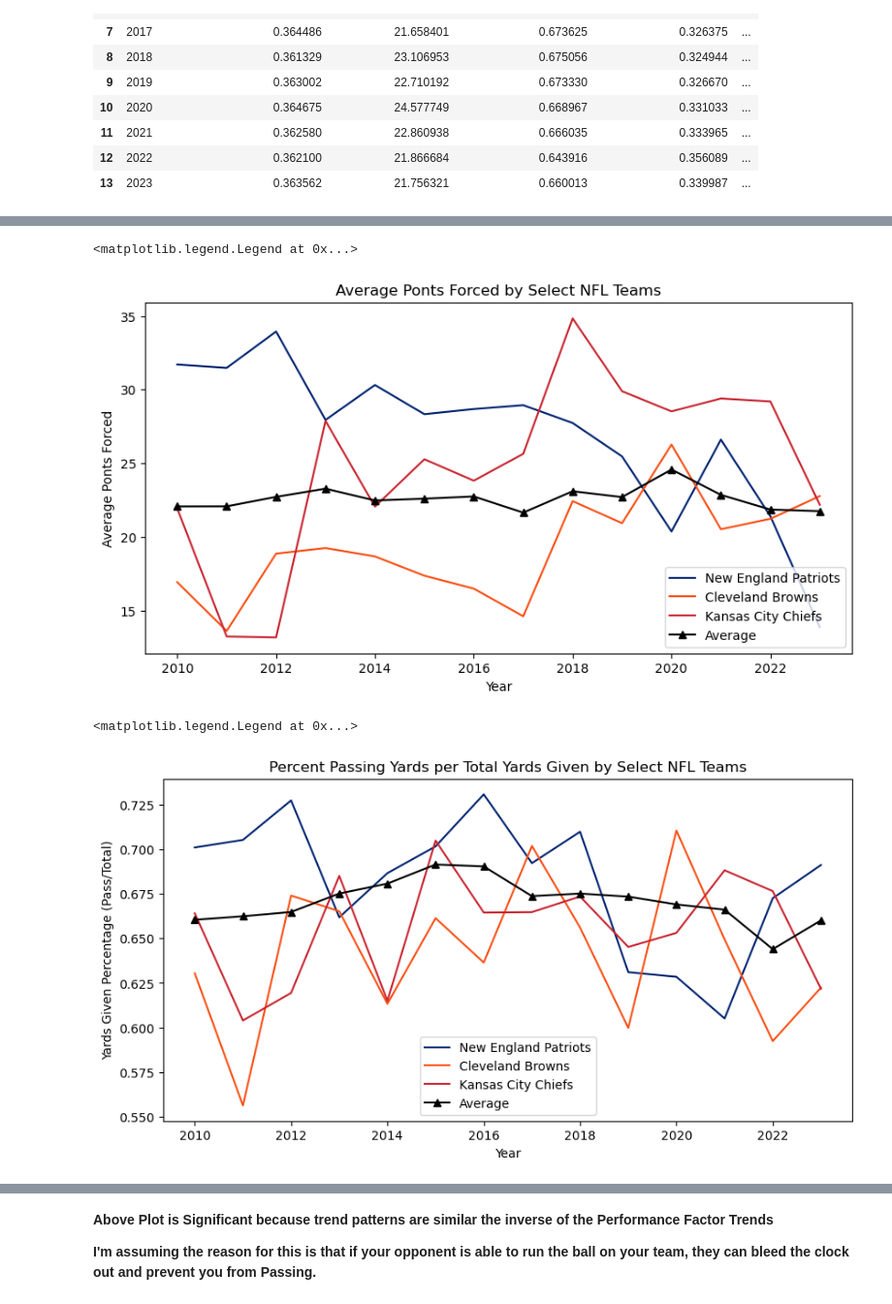
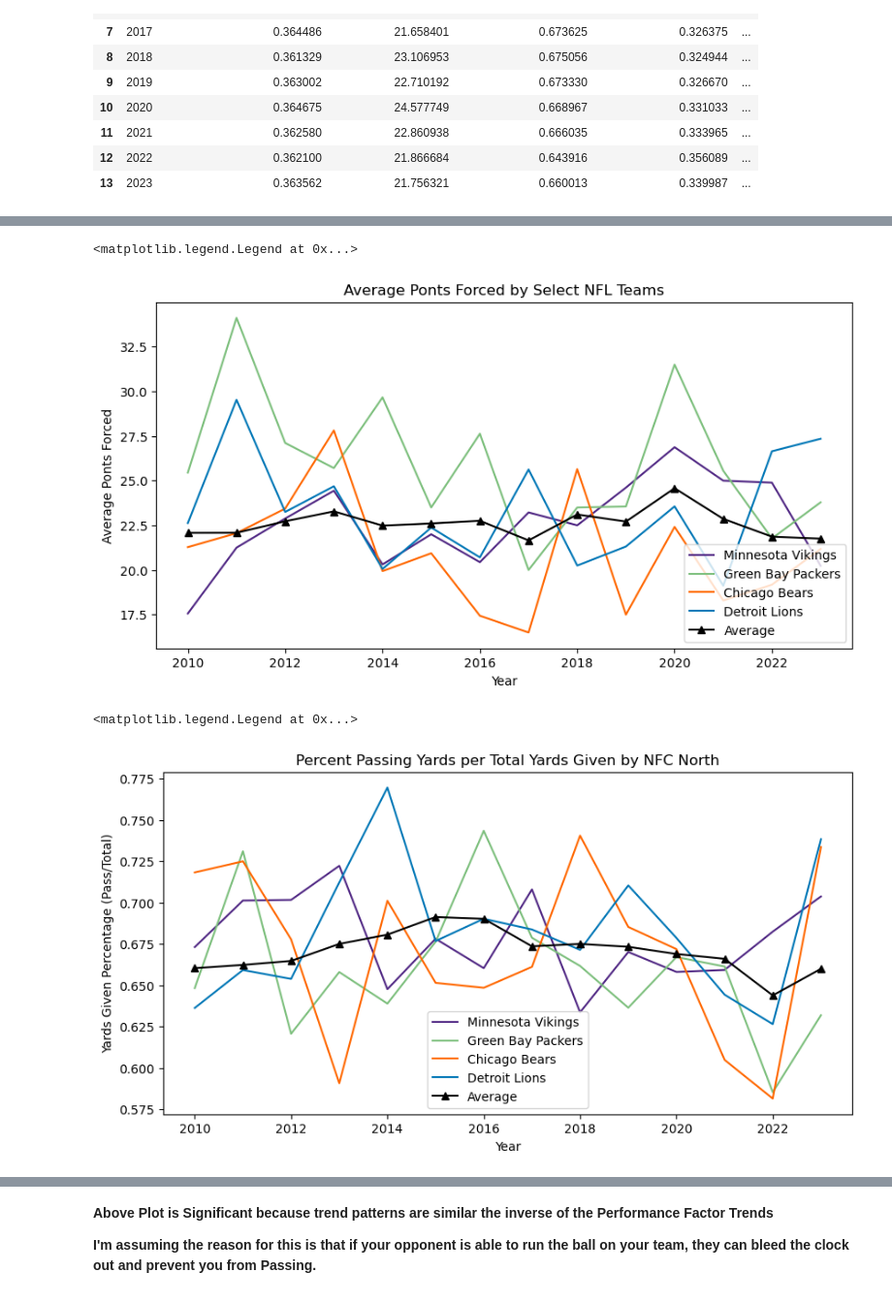
Before and after one commit to RMB0802/Final-NFL, a Jupyter notebook: Final_Project_Cleaning_and_Analysis.ipynb, the cells around one changed output, grey strips where cells are left out. Shown at 97% size. Drawn from its saved outputs; the diff is of its cells as text; code cells hidden in the pictures.

```diff
--- a/Final_Project_Cleaning_and_Analysis.ipynb
+++ b/Final_Project_Cleaning_and_Analysis.ipynb
@@ -85,0 +103,13 @@ for excel_file in excel_files_games:
+# %%
+#For franchises that changes cities/names, we need to combine the data for the different names
+
+combined_df_games['Unnamed: 0'] = combined_df_games['Unnamed: 0'].replace({
+    'Washington Redskins': 'Washington Commanders',
+    'Washington Football Team': 'Washington Commanders',
+    'Oakland Raiders': 'Las Vegas Raiders',
+    'San Diego Chargers': 'Los Angeles Chargers',
+    'St. Louis Rams': 'Los Angeles Rams'
+})
+
+unique_values = combined_df_games['Unnamed: 0'].unique()
+print(unique_values)
@@ -760,0 +784,10 @@ dplot=df_for_plot[["New England Patriots","Jacksonville Jaguars", "Cleveland Bro
+# %%
+#Top 10 and 5 teams per our feature importance percentage plot
+
+Top_Ten_Teams = ['Washington Commanders', 'Baltimore Ravens', 'Las Vegas Raiders', 'Green Bay Packers', 'New York Jets',
+                 'Kansas City Chiefs', 'New York Giants', 'Cleveland Browns', 'Jacksonville Jaguars', 'New England Patriots']
+
+Top_Five_Teams = ['Kansas City Chiefs', 'New York Giants', 'Cleveland Browns', 'Jacksonville Jaguars', 'New England Patriots']
+
+#Define a division for comparison
+NFC_North = ['Minnesota Vikings', 'Green Bay Packers', 'Chicago Bears', 'Detroit Lions']
@@ -794,14 +1133,9 @@ consolidated_team_avgs
 df_for_plot = master_df_all.pivot_table(values="Season_Performance_Factor", index="Year",
                                         columns="Team_Names", aggfunc=sum)
 
-# Select the teams to include in the plot
-teams = ["New England Patriots", "Cleveland Browns","Kansas City Chiefs"]
-team_colors = {'New England Patriots': '#002270',
-               'Cleveland Browns': '#FB4F14',
-               'Kansas City Chiefs': '#CA2430'}
 
 # Create the line plot
-dplot = df_for_plot[teams].plot(kind='line', figsize=(10,5), color=[team_colors[team] for team in teams])
+dplot = df_for_plot[NFC_North].plot(kind='line', figsize=(10,5), color=[team_colors[team] for team in NFC_North])
 
 # Add labels and title
 dplot.set_xlabel("Year")
@@ -821,7 +1155,7 @@ df_for_plot = master_df_all.pivot_table(values="points_forced_mean", index="Year
                                         columns="Team_Names", aggfunc=sum)
 
 # Create the line plot
-dplot = df_for_plot[teams].plot(kind='line', figsize=(10,5), color=[team_colors[team] for team in teams])
+dplot = df_for_plot[NFC_North].plot(kind='line', figsize=(10,5), color=[team_colors[team] for team in NFC_North])
 
 # Add labels and title
 dplot.set_xlabel("Year")
@@ -834,27 +1168,27 @@ dplot.plot(consolidated_team_avgs['Year'], consolidated_team_avgs['points_forced
 dplot.legend(loc='lower right')
 # %% [output]
 <matplotlib.legend.Legend at 0x...>
-[figure, old version]
+[figure, new version]
 # %%
 # Pivot the data to create a table with the total rushing yards given up by each team for each year
 df_for_plot = master_df_all.pivot_table(values="Def_Pass_Yds_Ratio", index="Year",
                                         columns="Team_Names", aggfunc=sum)
 
 # Create the line plot
-dplot = df_for_plot[teams].plot(kind='line', figsize=(10,5), color=[team_colors[team] for team in teams])
+dplot = df_for_plot[NFC_North].plot(kind='line', figsize=(10,5), color=[team_colors[team] for team in NFC_North])
 
 # Add labels and title
 dplot.set_xlabel("Year")
 dplot.set_ylabel("Yards Given Percentage (Pass/Total)")
-dplot.set_title("Percent Passing Yards per Total Yards Given by Select NFL Teams")
+dplot.set_title("Percent Passing Yards per Total Yards Given by NFC North")
 
 dplot.plot(consolidated_team_avgs['Year'], consolidated_team_avgs['Def_Pass_Ratio_mean'], label='Average', color='black', marker='^')
 
 # Add a legend
 dplot.legend(loc='lower center')
 # %% [output]
 <matplotlib.legend.Legend at 0x...>
-[figure, old version]
+[figure, new version]
 # %%
 # Pivot the data to create a table with the total rushing yards given up by each team for each year
 df_for_plot = master_df_all.pivot_table(values="Def_Rush_Yds_Ratio", index="Year",
```
Also changed, not shown: parts of 48 cells of this notebook.
